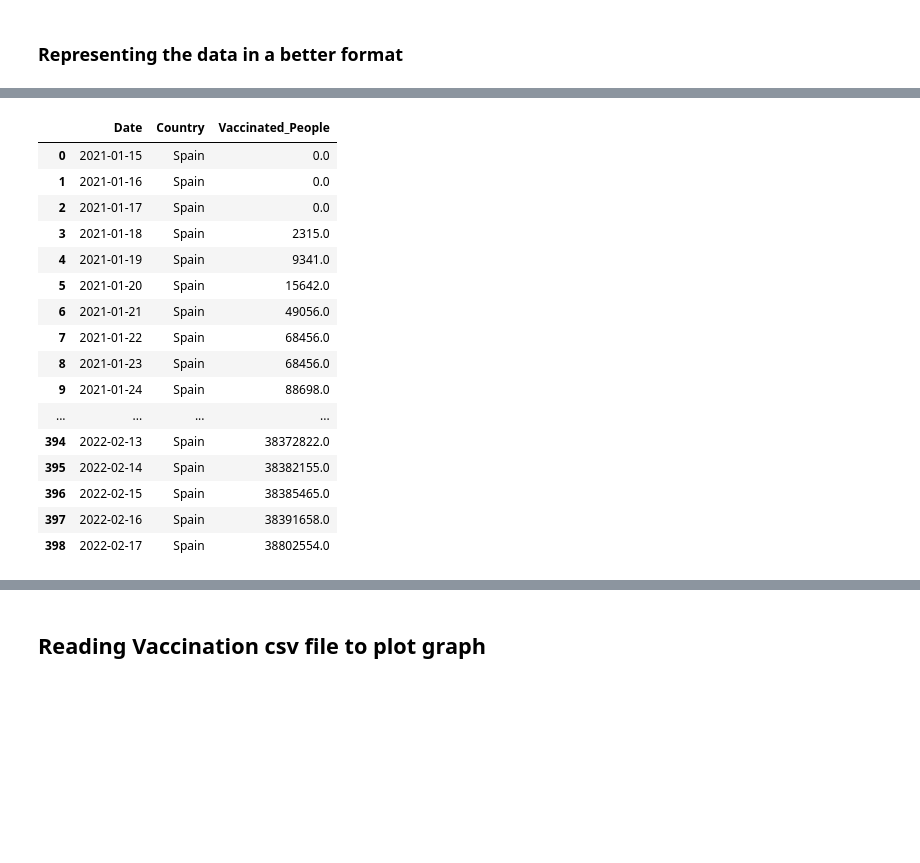
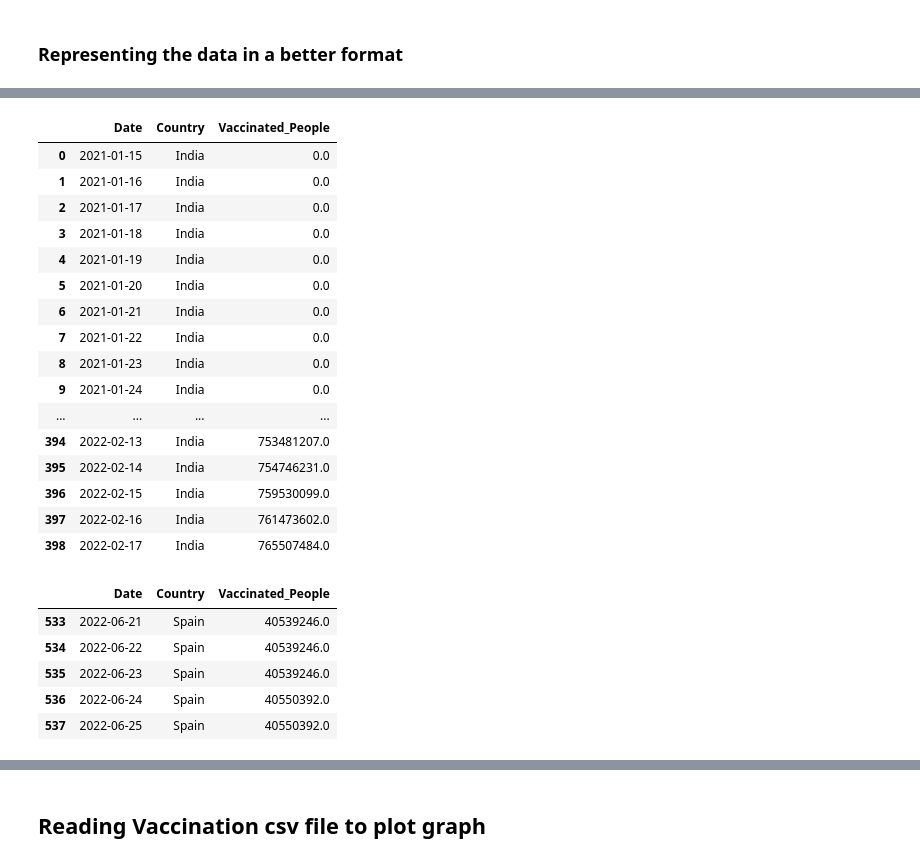
Before and after one commit to anzalharris/COVID-19_DataScience_Project, a Jupyter notebook: notebooks/Data_Understanding-Complete-Copy1.ipynb, the cells around one changed output, grey strips where cells are left out. Saved outputs shown, nothing was run; the diff lists cells and outputs as text; code cells hidden in the pictures; blank space fills up the shorter version.

```diff
--- a/notebooks/Data_Understanding-Complete-Copy1.ipynb
+++ b/notebooks/Data_Understanding-Complete-Copy1.ipynb
@@ -263,9 +134,4 @@ cases_per_pop
 df_plot.to_csv('../data/processed/COVID_small_flat_table.csv',sep=';',index=False)
 # %%
 cases_per_pop.to_csv('../data/processed/COVID_per_pop_table.csv',sep=';',index=False)
-# %%
-mpl.rcParams['figure.figsize'] = (16, 9)
-pd.set_option('display.max_rows', 800)
-
-sns.set(style="darkgrid")
 # %% [markdown]
@@ -380,8 +233,5 @@ vac
 # %%
-country_list=['India',
-              'Germany',
-              'Spain',
-              ]
+country_list=['India','Germany','Spain',]
 # %%
 vac1 = vac.copy()
 # %%
@@ -405,5 +253,5 @@ vac1
 # %%
-vac_1 = vac1[vac['Country'].isin(country_list)].dropna(axis='rows')
+vac_1 = vac1[vac1['Country'].isin(country_list)].dropna(axis='rows')  # Deleting rows with empty data
 # %%
 vac_1.reset_index(drop=True)
 # %% [output]
@@ -465,37 +311,48 @@ vac_de
+# %%
+vac_ind
+# %% [output]
+|  | Date | Country | Vaccinated_People |
+| 0 | 2021-01-15 | India | 0.0 |
+| 1 | 2021-01-16 | India | 0.0 |
+| 2 | 2021-01-17 | India | 0.0 |
+| 3 | 2021-01-18 | India | 0.0 |
+| 4 | 2021-01-19 | India | 0.0 |
+| 5 | 2021-01-20 | India | 0.0 |
+| 6 | 2021-01-21 | India | 0.0 |
+| 7 | 2021-01-22 | India | 0.0 |
+| 8 | 2021-01-23 | India | 0.0 |
+| 9 | 2021-01-24 | India | 0.0 |
+| ... | ... | ... | ... |
+| 394 | 2022-02-13 | India | 753481207.0 |
+| 395 | 2022-02-14 | India | 754746231.0 |
+| 396 | 2022-02-15 | India | 759530099.0 |
+| 397 | 2022-02-16 | India | 761473602.0 |
+| 398 | 2022-02-17 | India | 765507484.0 |
 # %%
+# Adding missing data (2021-05-10) and resetting the index
+
 vac_esp1 = vac_1[vac_1['Country']== "Spain"]
 
 vac_esp =vac_esp1.copy()
 
-vac_esp.drop(index=vac_esp.index[:11],axis=0, inplace=True)
+# vac_esp.drop(index=vac_esp.index[:11],axis=0, inplace=True)
 
 # vac_esp.reset_index(drop=True)
 
 df3 = pd.DataFrame({'Date': ['2021-05-10'],
-                    'Vaccinated_People' : ['6271476.0'],
+                    'Vaccinated_People' : [6271476.0],
                     'Country' : ['Spain']})
 
 vac_esp = pd.concat([vac_esp.iloc[:115], df3, vac_esp.iloc[115:]]).reset_index(drop=True)
 # %%
-vac_esp
+vac_esp[-5:]
 # %% [output]
 |  | Date | Country | Vaccinated_People |
-| 0 | 2021-01-15 | Spain | 0.0 |
-| 1 | 2021-01-16 | Spain | 0.0 |
-| 2 | 2021-01-17 | Spain | 0.0 |
-| 3 | 2021-01-18 | Spain | 2315.0 |
-| 4 | 2021-01-19 | Spain | 9341.0 |
-| 5 | 2021-01-20 | Spain | 15642.0 |
-| 6 | 2021-01-21 | Spain | 49056.0 |
-| 7 | 2021-01-22 | Spain | 68456.0 |
-| 8 | 2021-01-23 | Spain | 68456.0 |
-| 9 | 2021-01-24 | Spain | 88698.0 |
-| ... | ... | ... | ... |
-| 394 | 2022-02-13 | Spain | 38372822.0 |
-| 395 | 2022-02-14 | Spain | 38382155.0 |
-| 396 | 2022-02-15 | Spain | 38385465.0 |
-| 397 | 2022-02-16 | Spain | 38391658.0 |
-| 398 | 2022-02-17 | Spain | 38802554.0 |
+| 533 | 2022-06-21 | Spain | 40539246.0 |
+| 534 | 2022-06-22 | Spain | 40539246.0 |
+| 535 | 2022-06-23 | Spain | 40539246.0 |
+| 536 | 2022-06-24 | Spain | 40550392.0 |
+| 537 | 2022-06-25 | Spain | 40550392.0 |
 # %%
 len(vac_de.axes[0])
 # %% [output]
```
Also changed, not shown: parts of 87 cells of this notebook, 1 other file.
